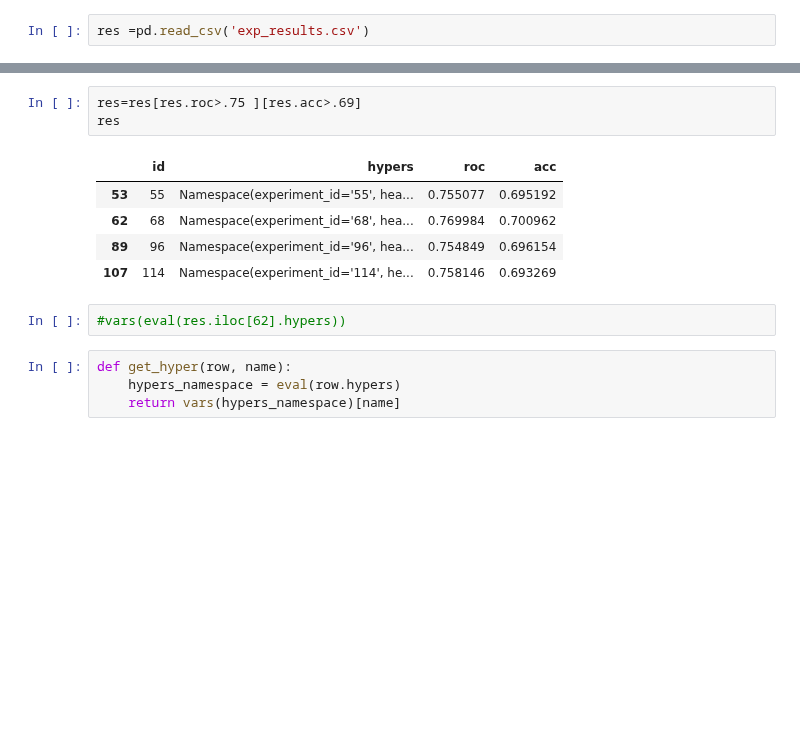
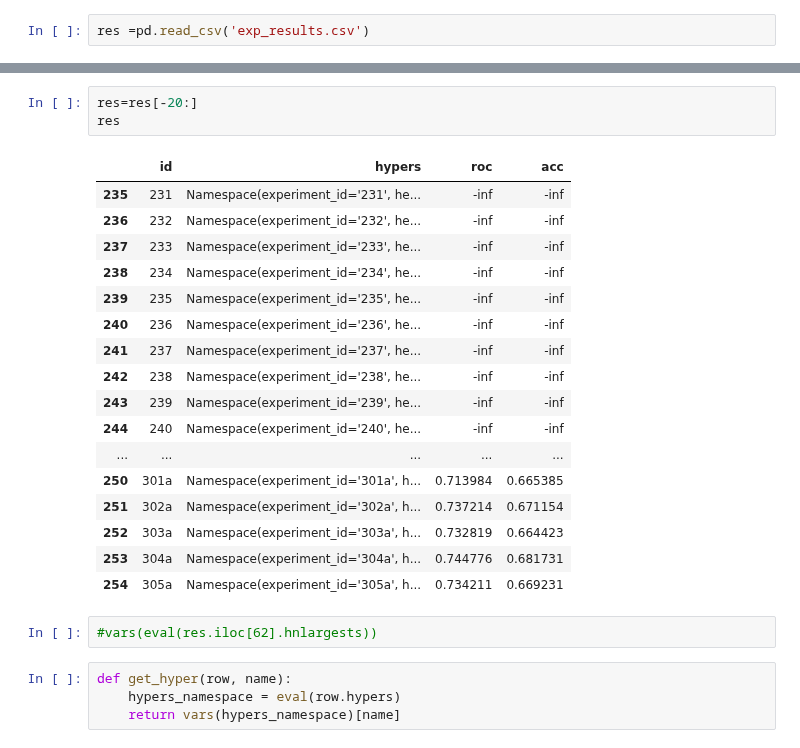
Before and after one commit to slawekslex/dl_experiments, a Jupyter notebook: Hateful/VisResults.ipynb, the cells around one changed output, grey strips where cells are left out. Cells and saved outputs as stored; diff of their text form; blank space fills up the shorter version.

```diff
--- a/Hateful/VisResults.ipynb
+++ b/Hateful/VisResults.ipynb
@@ -7,14 +53,26 @@ res =pd.read_csv('exp_results.csv')
 # %%
-res=res[res.roc>.75 ][res.acc>.69]
+res=res[-20:]
 res
 # %% [output]
 |  | id | hypers | roc | acc |
-| 53 | 55 | Namespace(experiment_id='55', hea... | 0.755077 | 0.695192 |
-| 62 | 68 | Namespace(experiment_id='68', hea... | 0.769984 | 0.700962 |
-| 89 | 96 | Namespace(experiment_id='96', hea... | 0.754849 | 0.696154 |
-| 107 | 114 | Namespace(experiment_id='114', he... | 0.758146 | 0.693269 |
+| 235 | 231 | Namespace(experiment_id='231', he... | -inf | -inf |
+| 236 | 232 | Namespace(experiment_id='232', he... | -inf | -inf |
+| 237 | 233 | Namespace(experiment_id='233', he... | -inf | -inf |
+| 238 | 234 | Namespace(experiment_id='234', he... | -inf | -inf |
+| 239 | 235 | Namespace(experiment_id='235', he... | -inf | -inf |
+| 240 | 236 | Namespace(experiment_id='236', he... | -inf | -inf |
+| 241 | 237 | Namespace(experiment_id='237', he... | -inf | -inf |
+| 242 | 238 | Namespace(experiment_id='238', he... | -inf | -inf |
+| 243 | 239 | Namespace(experiment_id='239', he... | -inf | -inf |
+| 244 | 240 | Namespace(experiment_id='240', he... | -inf | -inf |
+| ... | ... | ... | ... | ... |
+| 250 | 301a | Namespace(experiment_id='301a', h... | 0.713984 | 0.665385 |
+| 251 | 302a | Namespace(experiment_id='302a', h... | 0.737214 | 0.671154 |
+| 252 | 303a | Namespace(experiment_id='303a', h... | 0.732819 | 0.664423 |
+| 253 | 304a | Namespace(experiment_id='304a', h... | 0.744776 | 0.681731 |
+| 254 | 305a | Namespace(experiment_id='305a', h... | 0.734211 | 0.669231 |
 # %%
-#vars(eval(res.iloc[62].hypers))
+#vars(eval(res.iloc[62].hnlargests))
 # %%
 def get_hyper(row, name):
     hypers_namespace = eval(row.hypers)
```
Also changed, not shown: parts of 9 cells of this notebook, 22 other files.
